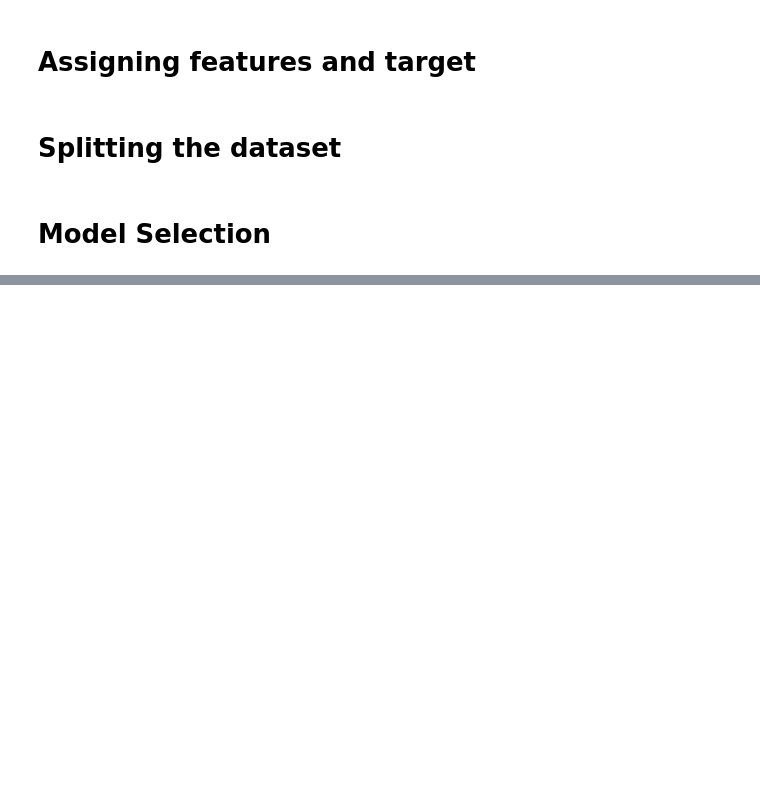
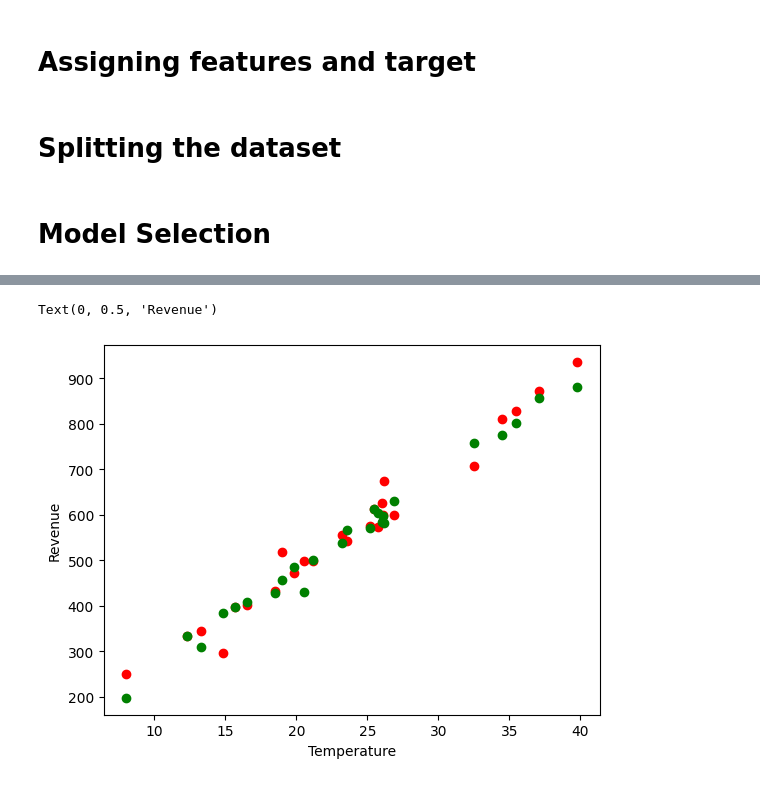
Before and after one commit to sujataprasad01/ML-Random-Forest-Regression, a Jupyter notebook: Random_Forest_Regression.ipynb, the cells around one changed output, grey strips where cells are left out. Cells and saved outputs as stored; diff of their text form; code cells hidden in the pictures; blank space fills up the shorter version.

```diff
--- a/Random_Forest_Regression.ipynb
+++ b/Random_Forest_Regression.ipynb
@@ -51,0 +54,2 @@ X_train, X_test, Y_train, Y_test= train_test_split(X,Y, test_size=0.05)
+# %%
+regressor=RandomForestRegressor(n_estimators=10, random_state=0)
@@ -51,0 +58,2 @@ X_train, X_test, Y_train, Y_test= train_test_split(X,Y, test_size=0.05)
+# %%
+regressor.fit(X_train.reshape(-1,1), Y_train.reshape(-1,1))
@@ -51,0 +64,2 @@ X_train, X_test, Y_train, Y_test= train_test_split(X,Y, test_size=0.05)
+# %%
+y_pred=regressor.predict(X_test.reshape(-1,1))
@@ -51,0 +77,8 @@ X_train, X_test, Y_train, Y_test= train_test_split(X,Y, test_size=0.05)
+# %%
+plt.scatter(X_test, Y_test, color='red')
+plt.scatter(X_test, y_pred, color='green')
+plt.xlabel('Temperature')
+plt.ylabel('Revenue')
+# %% [output]
+Text(0, 0.5, 'Revenue')
+[figure, added]
```
Also changed, not shown: parts of 8 cells of this notebook.
